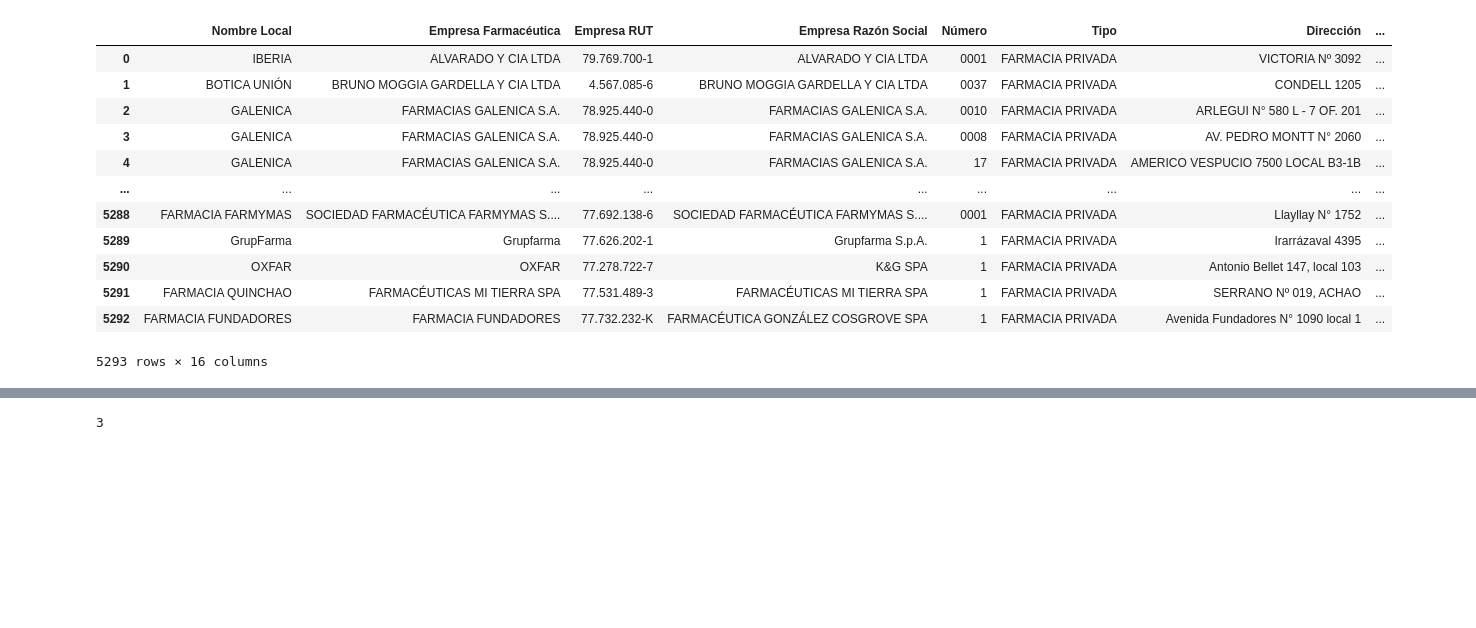
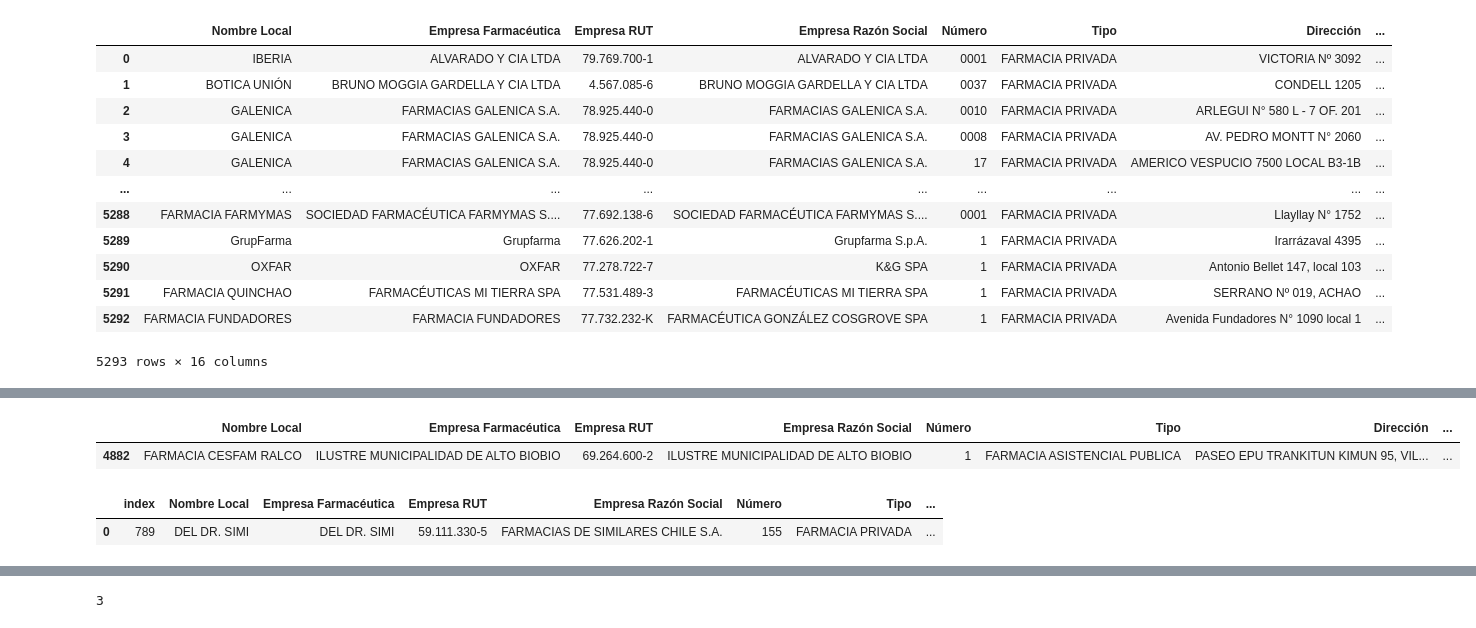
Before and after one commit to Utmite/imt2200-project, a Jupyter notebook: src/database.ipynb, the cells around one changed output, grey strips where cells are left out. Saved outputs shown, nothing was run; the diff lists cells and outputs as text; code cells hidden in the pictures; blank space fills up the shorter version.

```diff
--- a/src/database.ipynb
+++ b/src/database.ipynb
@@ -81,0 +90,12 @@ censo_ohiggins = censo[censo["NOMBRE REGIÓN"] == "LIBERTADOR GENERAL BERNARDO O
+# %%
+farmacia[farmacia["Comuna"] == "ALTO BIO BIO"]
+# %% [output]
+|  | Nombre Local | Empresa Farmacéutica | Empresa RUT | Empresa Razón Social | Número | Tipo | Dirección | ... |
+| 4882 | FARMACIA CESFAM RALCO | ILUSTRE MUNICIPALIDAD DE ALTO BIOBIO | 69.264.600-2 | ILUSTRE MUNICIPALIDAD DE ALTO BIOBIO | 1 | FARMACIA ASISTENCIAL PUBLICA | PASEO EPU TRANKITUN KIMUN 95, VIL... | ... |
+# %%
+farmacia = farmacia.drop_duplicates(subset=["Comuna"])
+x = (farmacia[farmacia["ID_COMUNA"].isna()]).reset_index()
+x
+# %% [output]
+|  | index | Nombre Local | Empresa Farmacéutica | Empresa RUT | Empresa Razón Social | Número | Tipo | ... |
+| 0 | 789 | DEL DR. SIMI | DEL DR. SIMI | 59.111.330-5 | FARMACIAS DE SIMILARES CHILE S.A. | 155 | FARMACIA PRIVADA | ... |
```
Also changed, not shown: parts of 13 cells of this notebook, 1 other file.
